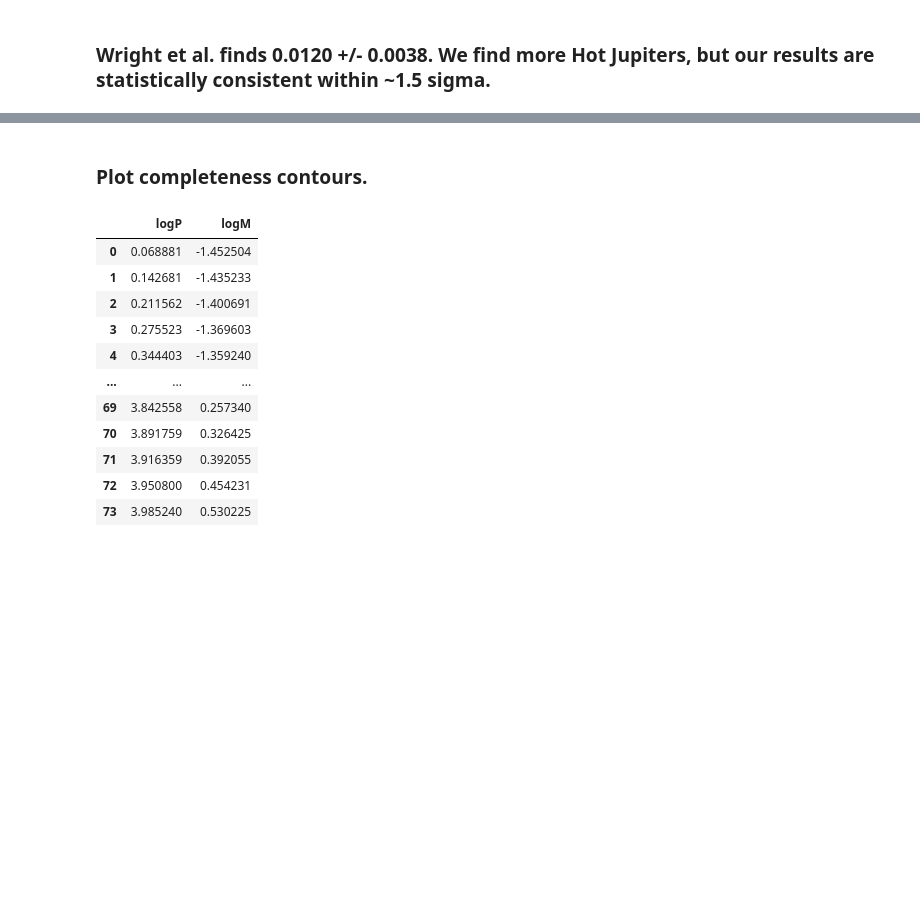
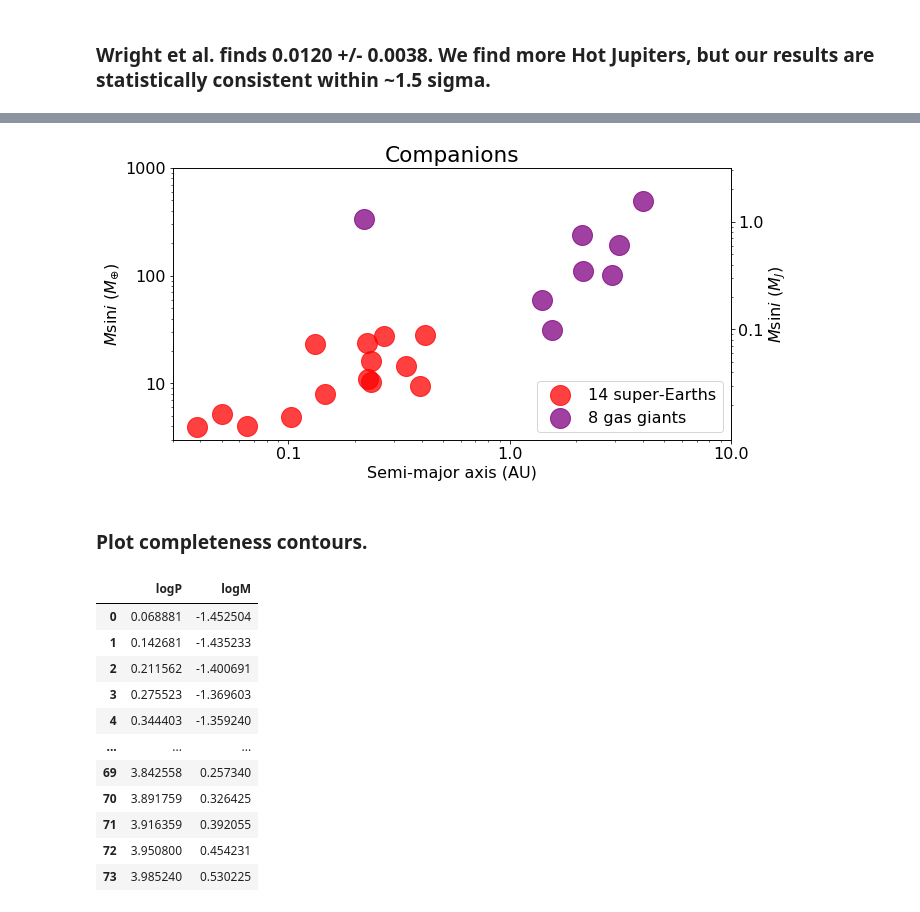
Before and after one commit to leerosenthalj/CLSI, a Jupyter notebook: Notebook_Statistics.ipynb, the cells around one changed output, grey strips where cells are left out. Saved outputs shown, nothing was run; the diff lists cells and outputs as text; code cells hidden in the pictures; blank space fills up the shorter version.

```diff
--- a/Notebook_Statistics.ipynb
+++ b/Notebook_Statistics.ipynb
@@ -1744,0 +1782,2 @@ print(nhot/nstars, '+/-', np.sqrt(nhot)/nstars)
+# %%
+pairs = masses_planet.query('hostname in @outernames')
@@ -1745,3 +1805,47 @@ print(nhot/nstars, '+/-', np.sqrt(nhot)/nstars)
+# %%
+fig, ax = plt.subplots(figsize=(10, 5))
+
+ax.set_xscale('log')
+ax.set_yscale('log')
+ax.set_xticks((0.1, 1, 10))
+ax.get_xaxis().set_major_formatter(matplotlib.ticker.ScalarFormatter())
+ax.get_xaxis().set_minor_formatter(matplotlib.ticker.NullFormatter())
+ax.get_yaxis().set_major_formatter(matplotlib.ticker.ScalarFormatter())
+ax.get_yaxis().set_minor_formatter(matplotlib.ticker.NullFormatter())
+
+ax2 = ax.twinx()
+ax2.set_yscale('log')
+ax2.set_yticks((0.1, 1, 10))
+ax2.get_xaxis().set_major_formatter(matplotlib.ticker.ScalarFormatter())
+ax2.get_xaxis().set_minor_formatter(matplotlib.ticker.NullFormatter())
+ax2.get_yaxis().set_major_formatter(matplotlib.ticker.ScalarFormatter())
+ax2.get_yaxis().set_minor_formatter(matplotlib.ticker.NullFormatter())
+
+pair_outer = pairs.query('mass > 0.095')
+pair_inner = pairs.query('mass < 0.095')
+
+matplotlib.rcParams.update({'font.size': 18})
+ax.set_title('Companions')
+ax.scatter(pair_inner.axis, 317.8*pair_inner.mass, c='r', s=400, alpha=0.75,
+           label='{} super-Earths'.format(len(pair_inner)))
+ax.scatter(pair_outer.axis, 317.8*pair_outer.mass, s=400, c='purple', alpha=0.75,
+           label='{} gas giants'.format(len(pair_outer)))
+ax.set_xlim([3*10**-2, 10])
+ax.set_ylim([3, 1000])
+
+ymin, ymax = ax.get_ylim()
+ax2.set_ylim((ymin/317.8,ymax/317.8))
+ax2.plot([],[])
+
+matplotlib.rcParams.update({'font.size': 16})
+ax.set_xlabel('Semi-major axis (AU)')
+ax.set_ylabel(r'$M$sin$i$ ($M_{\oplus}$)')
+ax2.set_ylabel(r'$M$sin$i$ ($M_J$)')
+ax.legend(loc=4)
+
+fig.savefig('earths_and_giants.png', dpi=1000)
+# %% [output]
+[figure, added]
 # %% [markdown]
 ### Plot completeness contours.
 # %%
```
Also changed, not shown: parts of 16 cells of this notebook, 2 other files.
